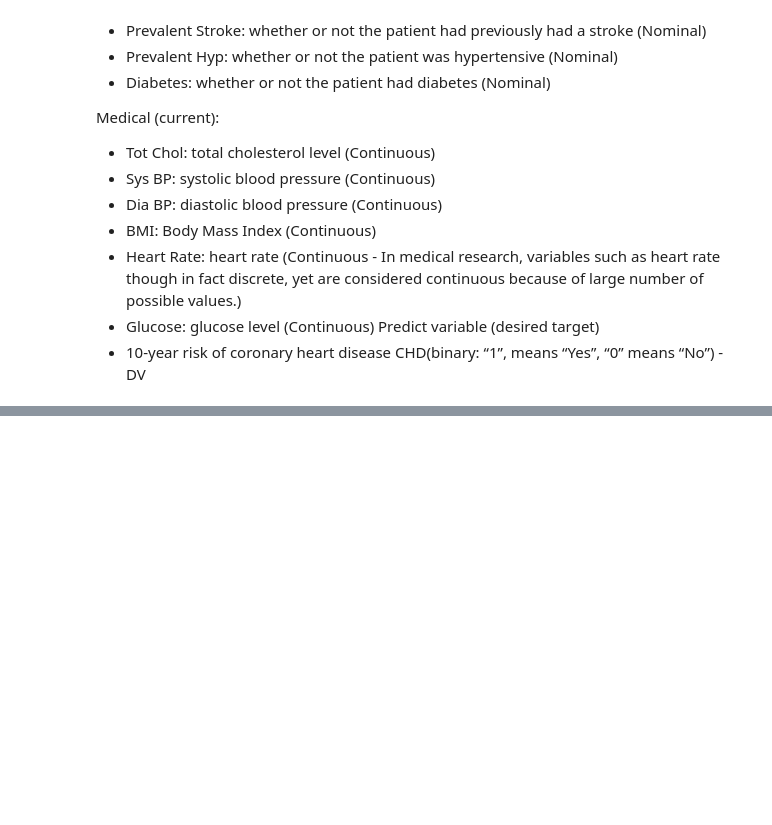
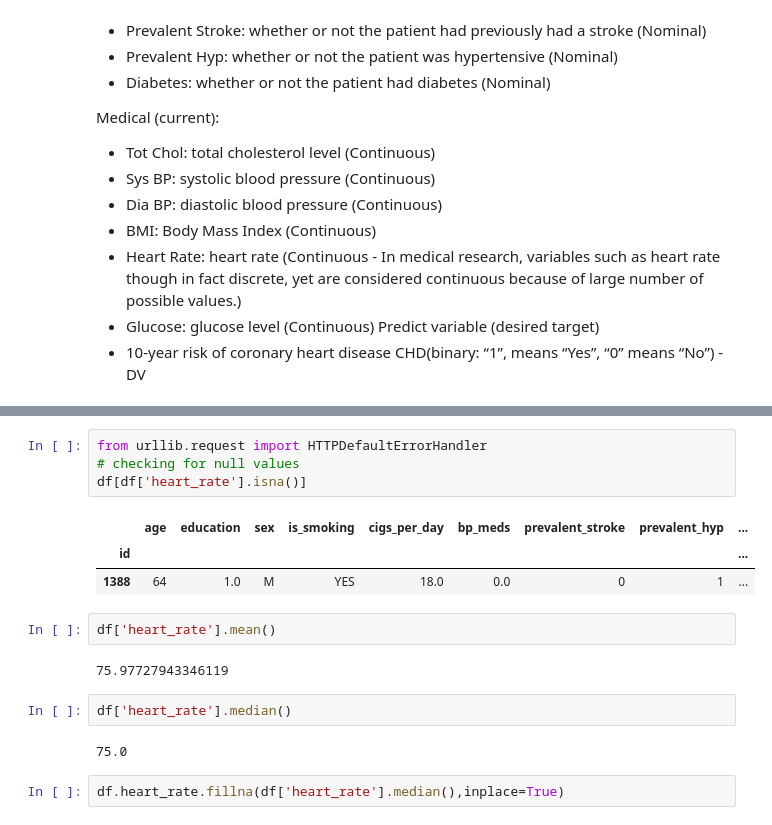
Before and after one commit to shaloy-lewis/cardiovascular_risk_prediction, a Jupyter notebook: Cardiovascular_Risk_Prediction_Shaloy_Lewis.ipynb, the cells around one changed output, grey strips where cells are left out. Drawn from its saved outputs; the diff is of its cells as text; blank space fills up the shorter version.

```diff
--- a/Cardiovascular_Risk_Prediction_Shaloy_Lewis.ipynb
+++ b/Cardiovascular_Risk_Prediction_Shaloy_Lewis.ipynb
@@ -37,0 +94,18 @@ Predict variable (desired target)
+# %%
+from urllib.request import HTTPDefaultErrorHandler
+# checking for null values
+df[df['heart_rate'].isna()]
+# %% [output]
+|  | age | education | sex | is_smoking | cigs_per_day | bp_meds | prevalent_stroke | prevalent_hyp | ... |
+| id |  |  |  |  |  |  |  |  | ... |
+| 1388 | 64 | 1.0 | M | YES | 18.0 | 0.0 | 0 | 1 | ... |
+# %%
+df['heart_rate'].mean()
+# %% [output]
+75.97727943346119
+# %%
+df['heart_rate'].median()
+# %% [output]
+75.0
+# %%
+df.heart_rate.fillna(df['heart_rate'].median(),inplace=True)
```
Also changed, not shown: parts of 9 cells of this notebook.
